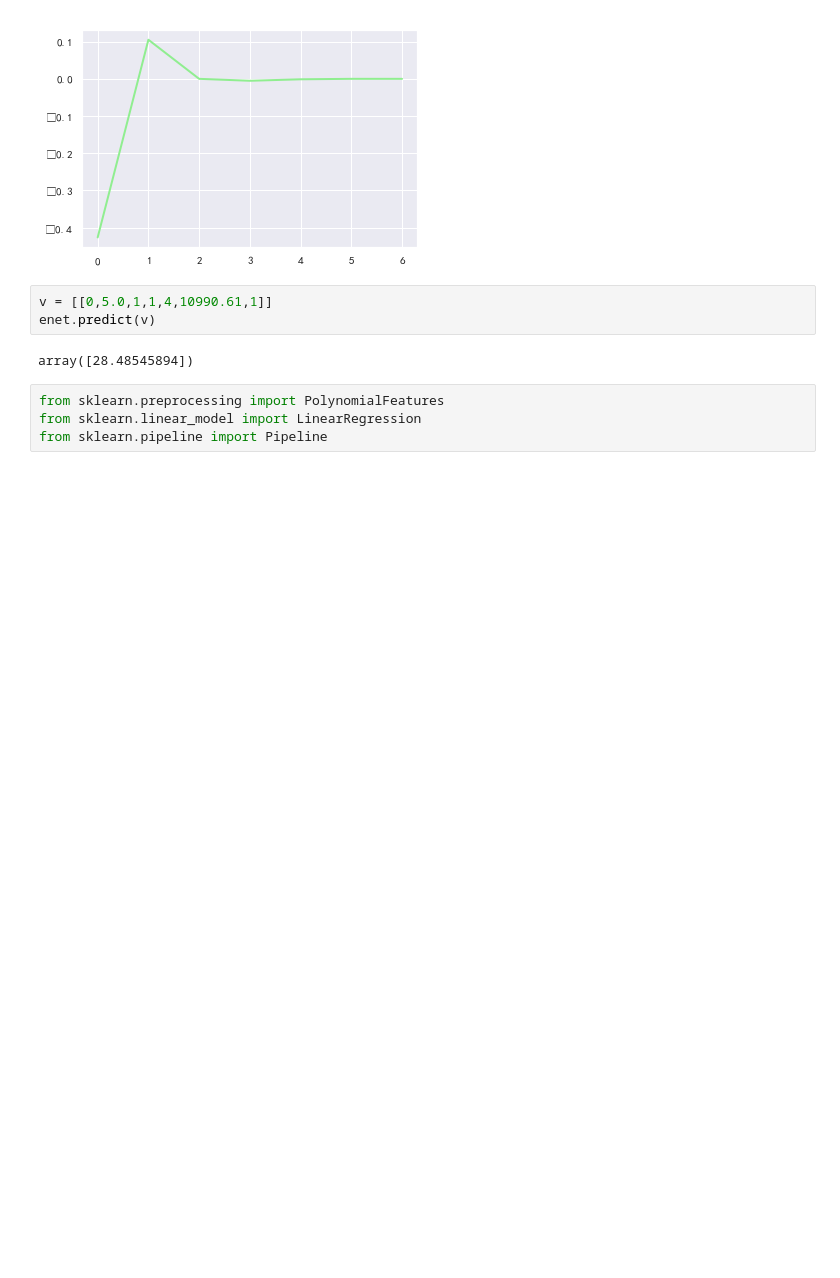
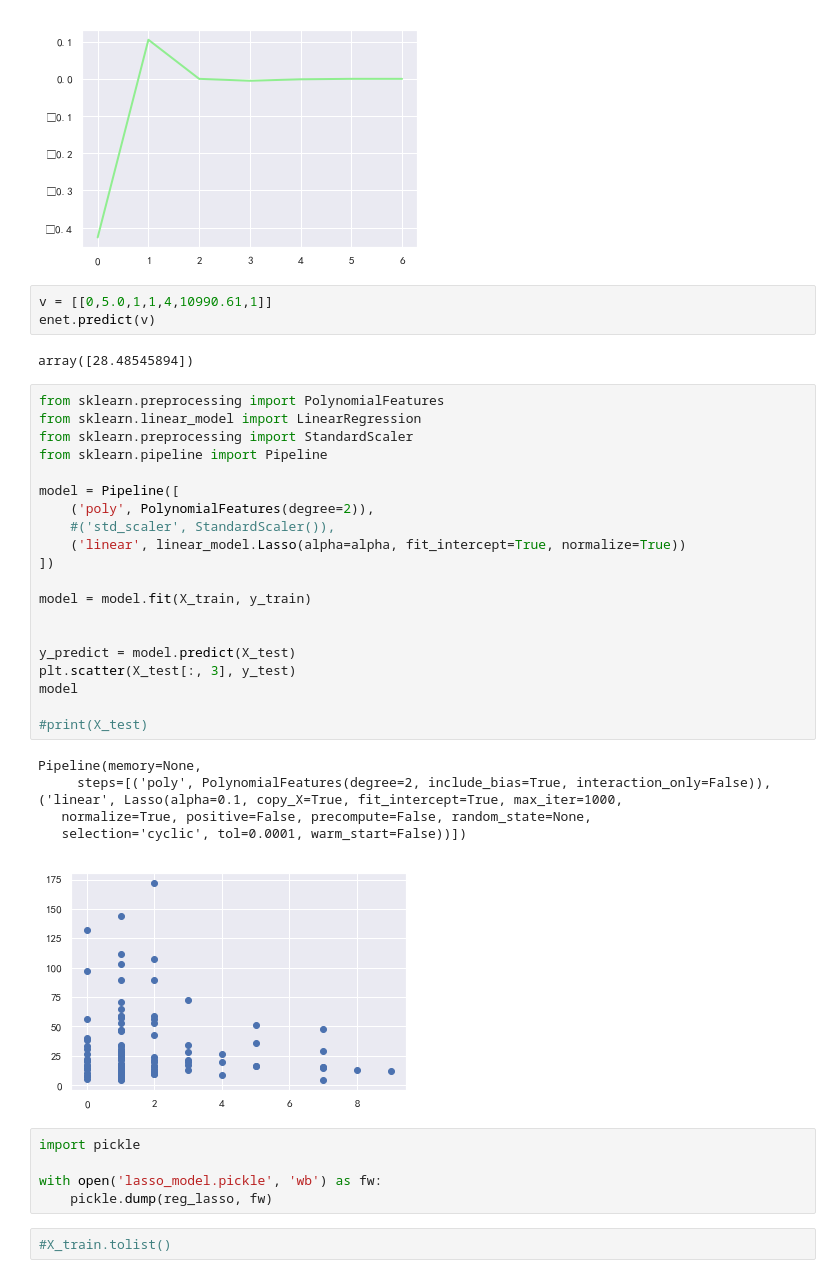
Before and after one commit to 314-studio/Car-Recommendation, a Jupyter notebook: MLlab.ipynb, the cells around one changed output. Saved outputs shown, nothing was run; the diff lists cells and outputs as text; blank space fills up the shorter version.

```diff
--- a/MLlab.ipynb
+++ b/MLlab.ipynb
@@ -135,7 +142,36 @@ v = [[0,5.0,1,1,4,10990.61,1]]
 enet.predict(v)
 # %% [output]
 array([28.48545894])
-# %%
-from sklearn.preprocessing import PolynomialFeatures
-from sklearn.linear_model import LinearRegression
-from sklearn.pipeline import Pipeline
+# %%
+from sklearn.preprocessing import PolynomialFeatures
+from sklearn.linear_model import LinearRegression
+from sklearn.preprocessing import StandardScaler
+from sklearn.pipeline import Pipeline
+
+model = Pipeline([
+    ('poly', PolynomialFeatures(degree=2)),
+    #('std_scaler', StandardScaler()),
+    ('linear', linear_model.Lasso(alpha=alpha, fit_intercept=True, normalize=True))
+])
+
+model = model.fit(X_train, y_train)
+
+
+y_predict = model.predict(X_test)
+plt.scatter(X_test[:, 3], y_test)
+model
+
+#print(X_test)
+# %% [output]
+Pipeline(memory=None,
+     steps=[('poly', PolynomialFeatures(degree=2, include_bias=True, interaction_only=False)), ('linear', Lasso(alpha=0.1, copy_X=True, fit_intercept=True, max_iter=1000,
+   normalize=True, positive=False, precompute=False, random_state=None,
+   selection='cyclic', tol=0.0001, warm_start=False))])
+[figure, added]
+# %%
+import pickle
+
+with open('lasso_model.pickle', 'wb') as fw:
+    pickle.dump(reg_lasso, fw)
+# %%
+#X_train.tolist()
```
Also changed, not shown: parts of 5 cells of this notebook, 6 other files.
